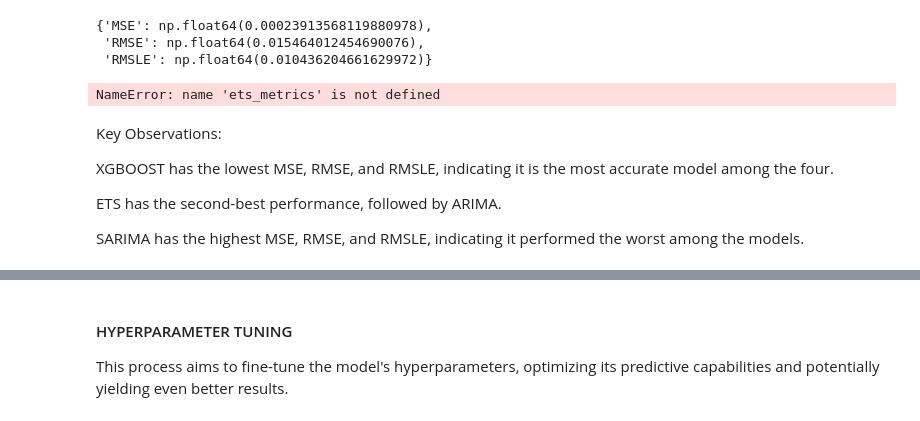
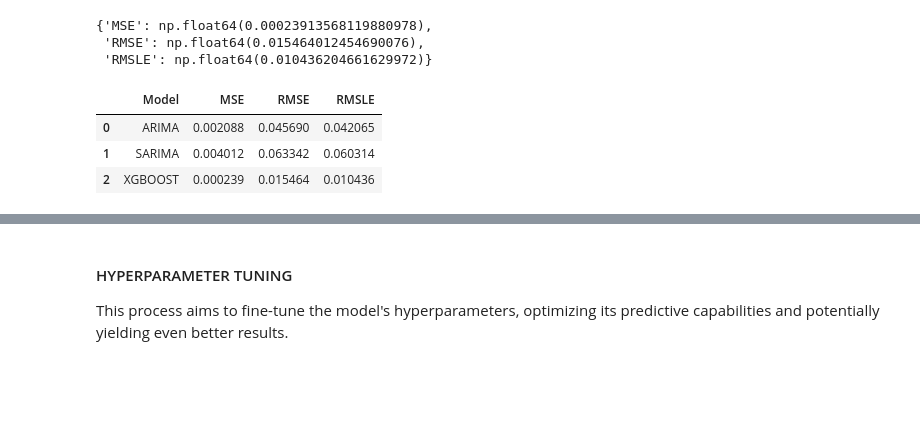
Before and after one commit to Chebet-Mercy/Time-Series-Forecasting-Analysis, a Jupyter notebook: notebooks/main.ipynb, the cells around one changed output, grey strips where cells are left out. Saved outputs shown, nothing was run; the diff lists cells and outputs as text; code cells hidden in the pictures; blank space fills up the shorter version.

```diff
--- a/notebooks/main.ipynb
+++ b/notebooks/main.ipynb
@@ -1467,24 +1422,19 @@ xgboost_metrics
 # %%
 # Create a Dictionary to combine all the results of the models
 data = {
-    'Model': ['ARIMA', 'SARIMA', 'ETS', 'XGBOOST'],
-    'MSE': [arima_metrics['MSE'], sarima_metrics['MSE'], ets_metrics['MSE'], xgboost_metrics['MSE']],
-    'RMSE': [arima_metrics['RMSE'], sarima_metrics['RMSE'], ets_metrics['RMSE'], xgboost_metrics['RMSE']],
-    'RMSLE': [arima_metrics['RMSLE'], sarima_metrics['RMSLE'], ets_metrics['RMSLE'], xgboost_metrics['RMSLE']]
+    'Model': ['ARIMA', 'SARIMA', 'XGBOOST'],
+    'MSE': [arima_metrics['MSE'], sarima_metrics['MSE'], xgboost_metrics['MSE']],
+    'RMSE': [arima_metrics['RMSE'], sarima_metrics['RMSE'], xgboost_metrics['RMSE']],
+    'RMSLE': [arima_metrics['RMSLE'], sarima_metrics['RMSLE'], xgboost_metrics['RMSLE']]
 }
 
 # Create a Performance df
 performance_df = pd.DataFrame(data)
 
 # Display
 performance_df
 # %% [output]
-NameError: name 'ets_metrics' is not defined
+|  | Model | MSE | RMSE | RMSLE |
+| 0 | ARIMA | 0.002088 | 0.045690 | 0.042065 |
+| 1 | SARIMA | 0.004012 | 0.063342 | 0.060314 |
+| 2 | XGBOOST | 0.000239 | 0.015464 | 0.010436 |
-# %% [markdown]
-Key Observations:
-
-XGBOOST has the lowest MSE, RMSE, and RMSLE, indicating it is the most accurate model among the four.
-
-ETS has the second-best performance, followed by ARIMA.
-
-SARIMA has the highest MSE, RMSE, and RMSLE, indicating it performed the worst among the models.
```
Also changed, not shown: parts of 26 cells of this notebook, 1 other file.
